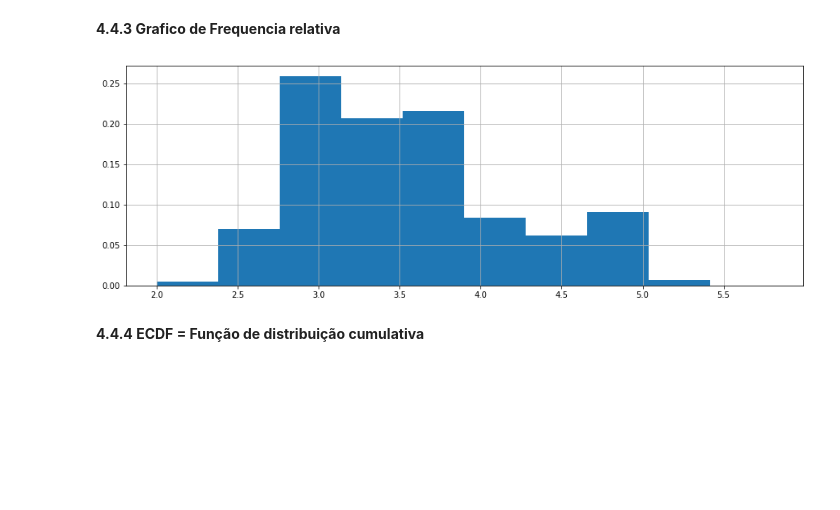
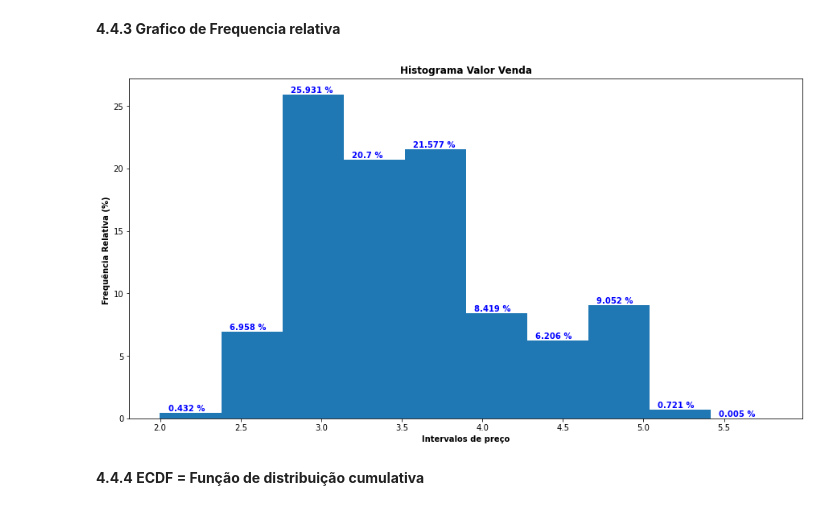
Before and after one commit to leoregisr/gas-price-history, a Jupyter notebook: AnaliseExploratoria.ipynb, the cells around one changed output. Drawn from its saved outputs; the diff is of its cells as text; code cells hidden in the pictures; blank space fills up the shorter version.

```diff
--- a/AnaliseExploratoria.ipynb
+++ b/AnaliseExploratoria.ipynb
@@ -210,11 +210,30 @@ df_valor_venda
 | [5.419, 5.803) | 22 | 0.000047 | 0.004727 |
 # %% [markdown]
 **4.4.3 Grafico de Frequencia relativa**
-# %%
-pesos_freq = np.zeros_like(df["Valor_Venda_Litro_Em_Reais"]) + 1. / df["Valor_Venda_Litro_Em_Reais"].size
-hist_plot = df["Valor_Venda_Litro_Em_Reais"].hist(bins=10, label="Preços", figsize= (15, 5), weights=pesos_freq)
-# %% [output]
-[figure, removed]
+# %%
+pesos_freq = (np.zeros_like(df["Valor_Venda_Litro_Em_Reais"]) + 1. / df["Valor_Venda_Litro_Em_Reais"].size) * 100
+freq_fig = plt.figure(figsize=(15, 3))
+freq_fig.subplots_adjust(top=1.3)
+freq_fig.set_size_inches(15, 5)
+lista = plt.hist(df["Valor_Venda_Litro_Em_Reais"], bins=10, weights=pesos_freq, figure=freq_fig)
+xlocs, xlabs = plt.xticks()
+plt.xlabel("Intervalos de preço", fontweight='bold')
+plt.ylabel("Frequência Relativa (%) ", fontweight='bold')
+plt.title("Histograma Valor Venda", fontweight='bold')
+
+for i in range(10):
+    plt.text(lista[1][i] + 0.05, lista[0][i] + 0.35, str(round(lista[0][i],3)) + " %", color='blue', va='center', fontweight='bold')
+
+#if tickRotation:
+#    locs, labels = plt.xticks()
+#    for label in labels:
+#        label.set_rotation(55)
+
+#plt.autoscale(enable=False, axis='both', tight=None)
+plt.savefig("histograma_Precos.png", bbox_inches = 'tight',pad_inches =0.5)
+plt.show()
+# %% [output]
+[figure, added]
 # %% [markdown]
 **4.4.4 ECDF = Função de distribuição cumulativa**
 # %%
```
Also changed, not shown: parts of 15 cells of this notebook, 4 other files.
